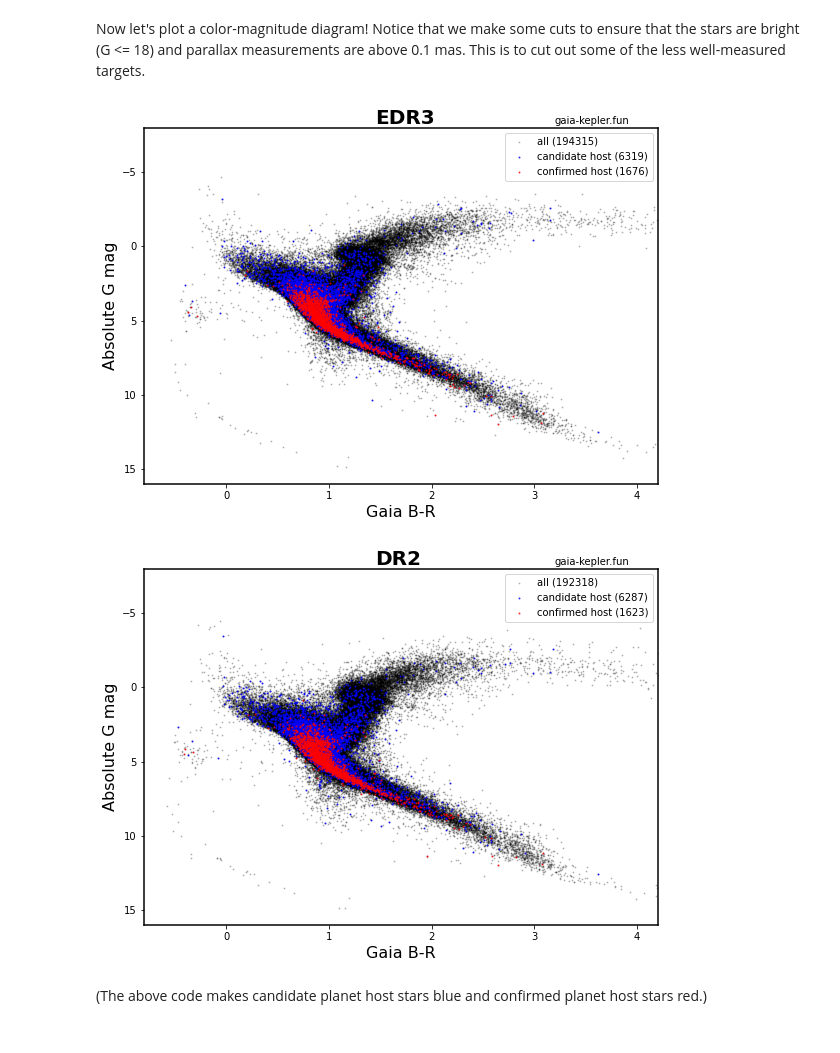
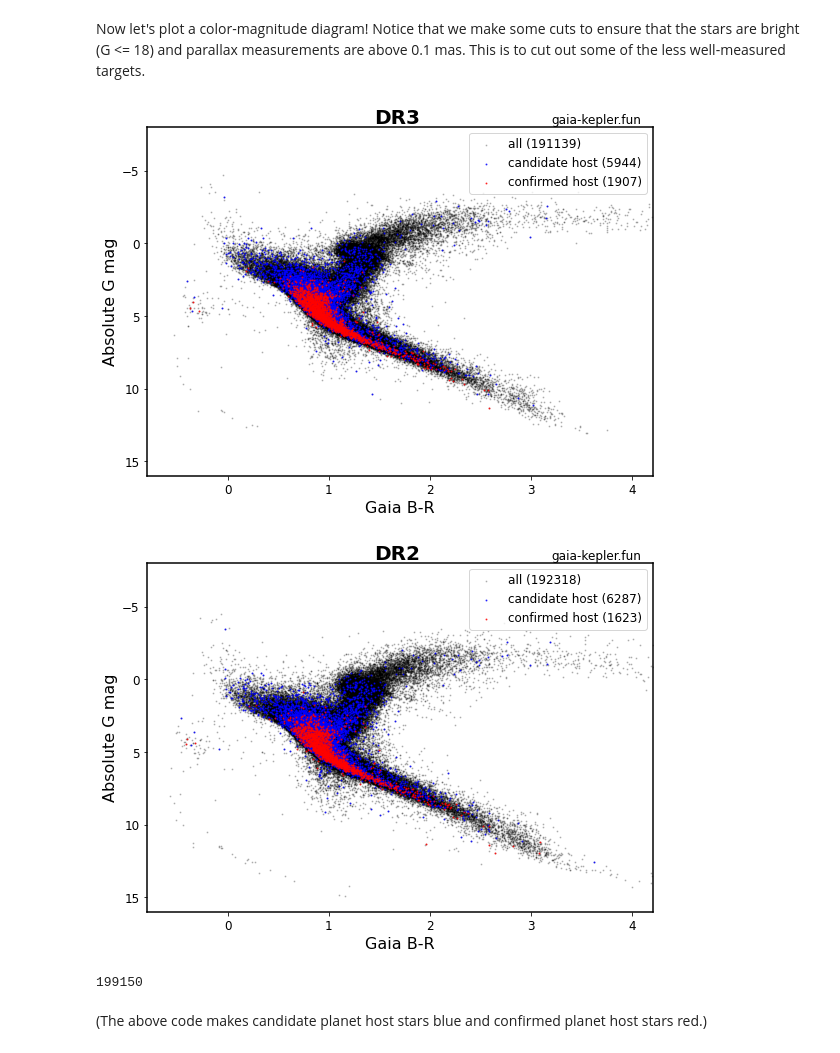
Before and after one commit to megbedell/gaia-kepler.fun, a Jupyter notebook: notebooks/demo.ipynb, the cells around one changed output. Drawn from its saved outputs; the diff is of its cells as text; code cells hidden in the pictures.

```diff
--- a/notebooks/demo.ipynb
+++ b/notebooks/demo.ipynb
@@ -9,7 +9,9 @@ import astropy.coordinates as coord
 # %%
 import matplotlib as mpl
 mpl.rcParams['axes.linewidth'] = 1.5 #set the value globally
+mpl.rcParams['font.size'] = 12
+mpl.rcParams['figure.figsize'] = (8.0, 6.0)
 # %% [markdown]
 ### Load up the Kepler crossmatch data and check it out:
 # %%
-kep_data = Table.read('../scripts/kepler_dr2_4arcsec.fits', format='fits')
+kep_data = Table.read('../scripts/kepler_dr3_good.fits', format='fits')
@@ -48,27 +48,27 @@ Now let's plot a color-magnitude diagram! Notice that we make some cuts to ensur
 # %%
 fig,ax = plt.subplots(1,1,figsize=(8,6))
 filter = (kep_data['phot_g_mean_mag'] <= 18.) & (kep_data['parallax'] > 0.1)
 ax.scatter(kep_data['bp_rp'][filter], kep_data['abs_gmag'][filter], alpha=0.2, color='k', s=1,
            label='all ({0})'.format(sum(filter)))
 filter2 = (kep_data['planet?'] == 'cand') & filter
 ax.scatter(kep_data['bp_rp'][filter2], kep_data['abs_gmag'][filter2], alpha=0.7, s=1, color='b',
            label='candidate host ({0})'.format(sum(filter2)))
 filter2 = (kep_data['planet?'] == 'conf') & filter
 ax.scatter(kep_data['bp_rp'][filter2], kep_data['abs_gmag'][filter2], alpha=0.7, s=1, color='r',
            label='confirmed host ({0})'.format(sum(filter2)))
 ax.set_xlabel('Gaia B-R', fontsize=16)
 ax.set_ylabel('Absolute G mag', fontsize=16)
 ax.set_ylim([16,-8])
 ax.set_xlim([-0.8,4.2])
 ax.text(0.8,1.01,'gaia-kepler.fun', transform=plt.gca().transAxes)
-ax.text(0.45,1.01,'EDR3', transform=plt.gca().transAxes, fontweight='bold', fontsize=20)
+ax.text(0.45,1.01,'DR3', transform=plt.gca().transAxes, fontweight='bold', fontsize=20)
 ax.legend(loc='upper right')
 #ax = plt.gca()
 #ax.set_aspect(5/24.)
 plt.tight_layout()
-plt.savefig('../img/colormag_kepler_edr3.png', dpi=200)
+plt.savefig('../img/colormag_kepler_dr3.png', dpi=200)
 # %% [output]
-[figure, old version]
+[figure, new version]
 # %%
 kep_data = Table.read('../scripts/dr2/kepler_dr2_4arcsec.fits', format='fits')
 kep_data['abs_gmag'] = kep_data['phot_g_mean_mag'] + \
@@ -98,7 +98,11 @@ ax.legend(loc='upper right')
 plt.tight_layout()
 plt.savefig('../img/colormag_kepler_dr2.png', dpi=200)
 # %% [output]
-[figure, old version]
+[figure, new version]
+# %%
+len(kep_data)
+# %% [output]
+199150
 # %% [markdown]
 (The above code makes candidate planet host stars blue and confirmed planet host stars red.)
 # %%
```
Also changed, not shown: parts of 5 cells of this notebook, 4 other files.
